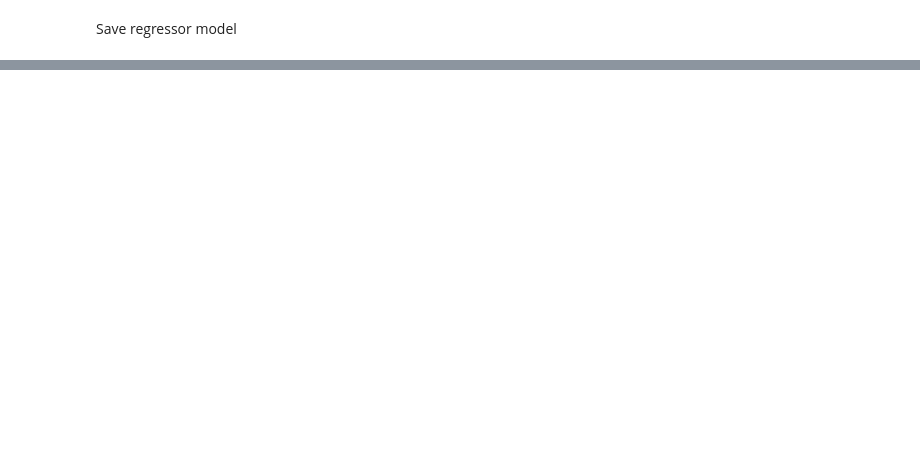
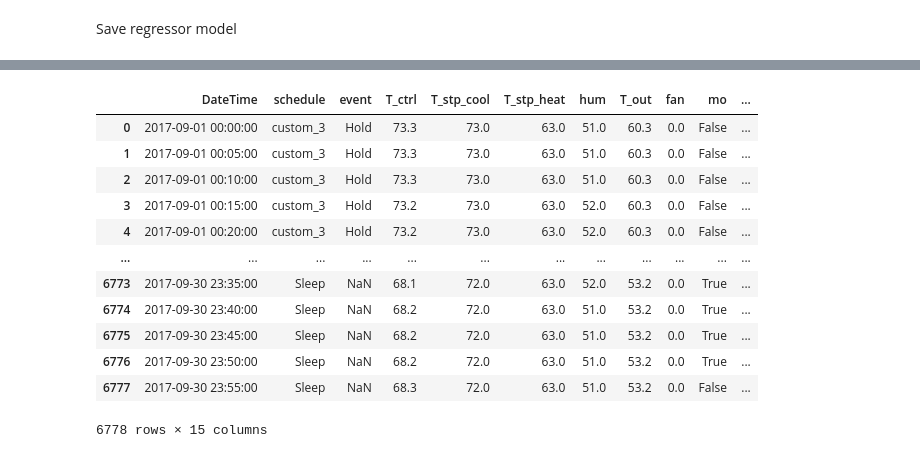
Before and after one commit to NEU-ABLE-LAB/Build_OBM, a Jupyter notebook: tests.ipynb, the cells around one changed output, grey strips where cells are left out. Drawn from its saved outputs; the diff is of its cells as text; code cells hidden in the pictures; blank space fills up the shorter version.

```diff
--- a/tests.ipynb
+++ b/tests.ipynb
@@ -327,0 +326,16 @@ array([72.2, 74.0, 68.0, 53.0, 55.7, 0.0, False, False, False, 2017, 1, 4,
+# %%
+df_read
+# %% [output]
+|  | DateTime | schedule | event | T_ctrl | T_stp_cool | T_stp_heat | hum | T_out | fan | mo | ... |
+| 0 | 2017-09-01 00:00:00 | custom_3 | Hold | 73.3 | 73.0 | 63.0 | 51.0 | 60.3 | 0.0 | False | ... |
+| 1 | 2017-09-01 00:05:00 | custom_3 | Hold | 73.3 | 73.0 | 63.0 | 51.0 | 60.3 | 0.0 | False | ... |
+| 2 | 2017-09-01 00:10:00 | custom_3 | Hold | 73.3 | 73.0 | 63.0 | 51.0 | 60.3 | 0.0 | False | ... |
+| 3 | 2017-09-01 00:15:00 | custom_3 | Hold | 73.2 | 73.0 | 63.0 | 52.0 | 60.3 | 0.0 | False | ... |
+| 4 | 2017-09-01 00:20:00 | custom_3 | Hold | 73.2 | 73.0 | 63.0 | 52.0 | 60.3 | 0.0 | False | ... |
+| ... | ... | ... | ... | ... | ... | ... | ... | ... | ... | ... | ... |
+| 6773 | 2017-09-30 23:35:00 | Sleep | NaN | 68.1 | 72.0 | 63.0 | 52.0 | 53.2 | 0.0 | True | ... |
+| 6774 | 2017-09-30 23:40:00 | Sleep | NaN | 68.2 | 72.0 | 63.0 | 51.0 | 53.2 | 0.0 | True | ... |
+| 6775 | 2017-09-30 23:45:00 | Sleep | NaN | 68.2 | 72.0 | 63.0 | 51.0 | 53.2 | 0.0 | True | ... |
+| 6776 | 2017-09-30 23:50:00 | Sleep | NaN | 68.2 | 72.0 | 63.0 | 51.0 | 53.2 | 0.0 | True | ... |
+| 6777 | 2017-09-30 23:55:00 | Sleep | NaN | 68.3 | 72.0 | 63.0 | 51.0 | 53.2 | 0.0 | False | ... |
+6778 rows × 15 columns
```
Also changed, not shown: parts of 8 cells of this notebook, 2 other files.
